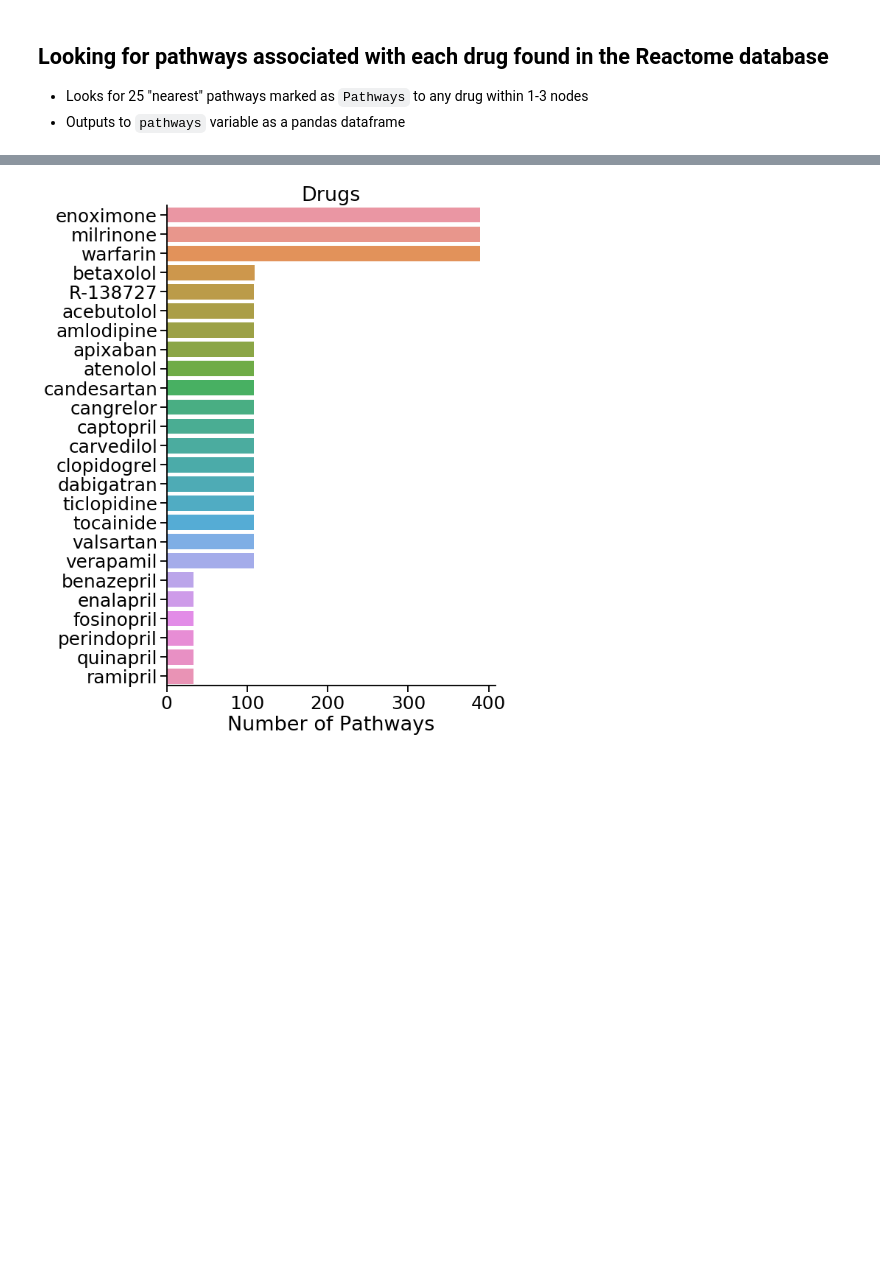
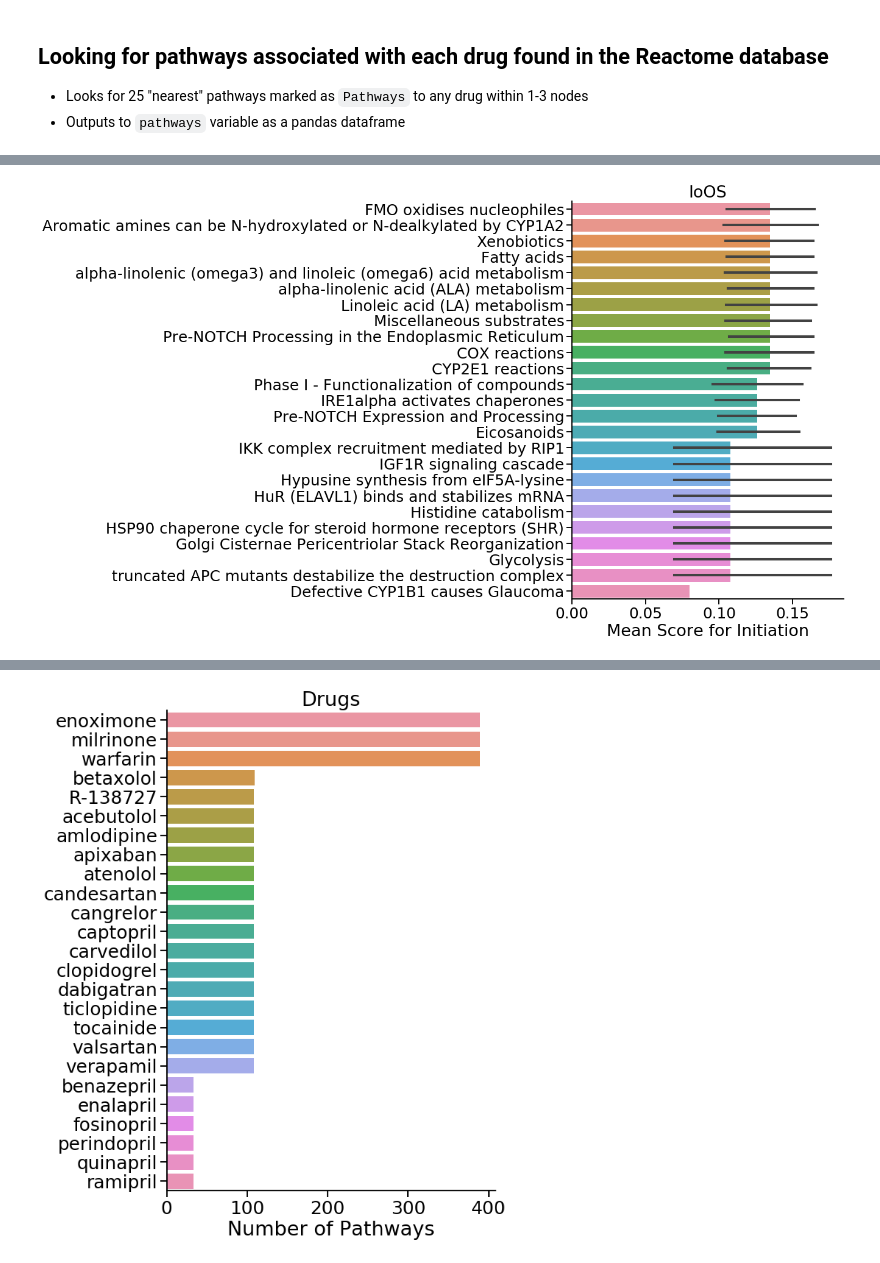
Before and after one commit to pinglab-intern/caseolap-pipeline, a Jupyter notebook: Explore_Drug_chemical_OxStress.ipynb, the cells around one changed output, grey strips where cells are left out. Cells and saved outputs as stored; diff of their text form; code cells hidden in the pictures; blank space fills up the shorter version.

```diff
--- a/Explore_Drug_chemical_OxStress.ipynb
+++ b/Explore_Drug_chemical_OxStress.ipynb
@@ -122,2 +141,26 @@ pathways.head()
 # %%
 pathways['drug'] = pathways['Drug'].str.split(' ').str.get(0)
+# %%
+# Pathway by sum score in each category
+pathways_IoOS = pd.DataFrame(
+    pathways.groupby('Pathway').IoOS.mean()
+).reset_index().sort_values(by='IoOS', ascending=False)
+pathways_IoOS.head()
+
+# Plotting top 15 and bottom 10 pathways
+sns.set_context('talk', font_scale=1.5)
+fig, ax = plt.subplots(figsize=(8, 12))
+sns.barplot(
+    y='Pathway',
+    x='IoOS',
+    order=pd.concat([pathways_IoOS.head(15), pathways_IoOS.tail(10)]).Pathway,
+    data=pathways,
+    ax=ax
+)
+ax.set_xlabel('Mean Score for Initiation')
+ax.set_ylabel('')
+ax.set_title('IoOS')
+
+sns.despine()
+# %% [output]
+[figure, added]
```
Also changed, not shown: parts of 9 cells of this notebook, 4 other files.
